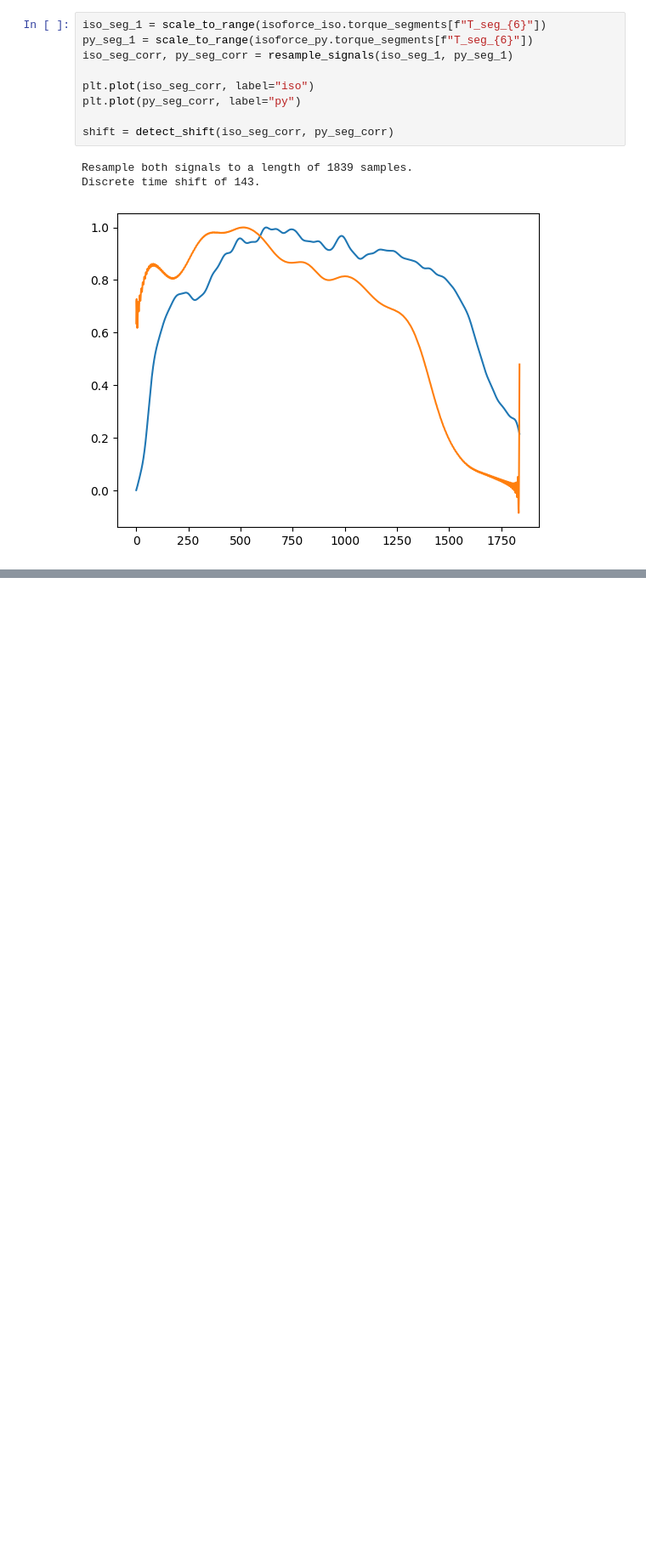
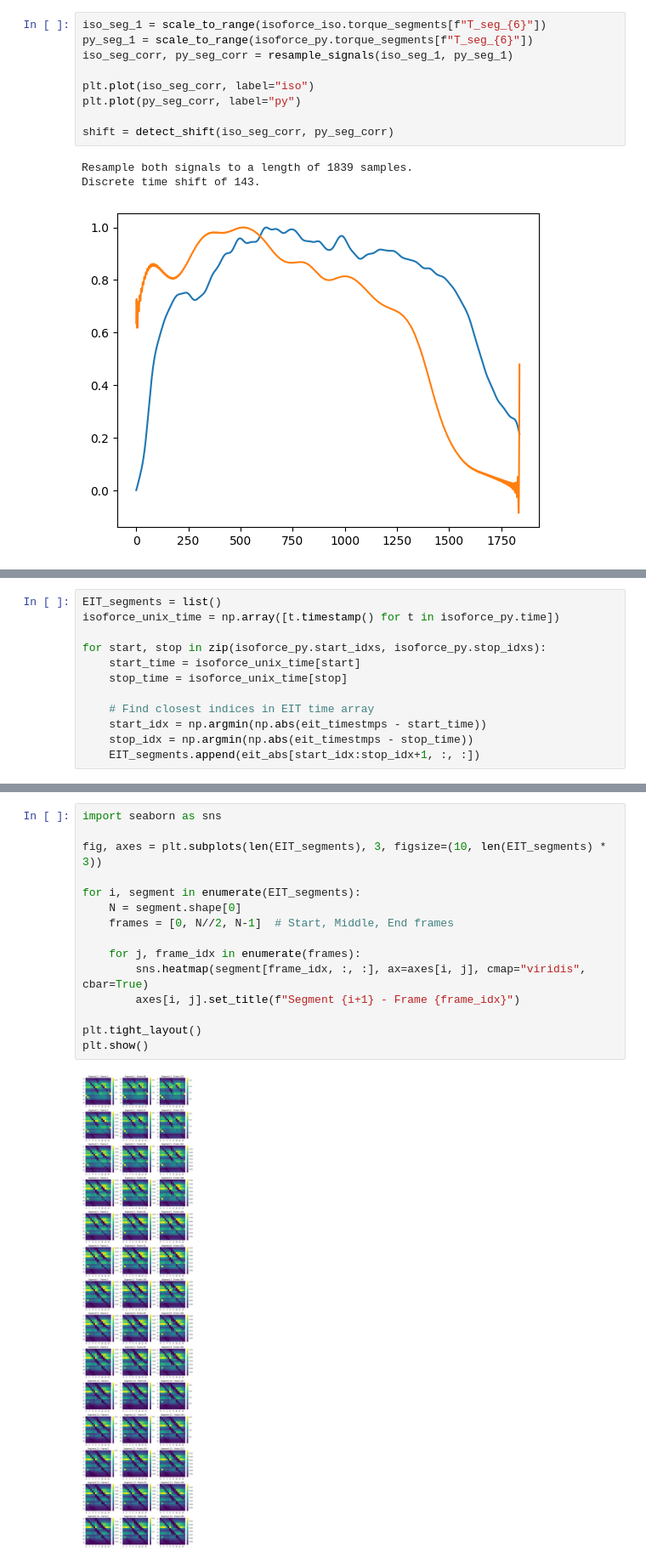
Before and after one commit to Arash-Keshavarz/EIT_Thigh_Force_Estimation, a Jupyter notebook: post_processing/Post_processing.ipynb, the cells around one changed output, grey strips where cells are left out. Shown at 85% size. Saved outputs shown, nothing was run; the diff lists cells and outputs as text; blank space fills up the shorter version.

```diff
--- a/post_processing/Post_processing.ipynb
+++ b/post_processing/Post_processing.ipynb
@@ -325,0 +333,12 @@ from 18379 to 18866
+# %%
+EIT_segments = list()
+isoforce_unix_time = np.array([t.timestamp() for t in isoforce_py.time])
+
+for start, stop in zip(isoforce_py.start_idxs, isoforce_py.stop_idxs):
+    start_time = isoforce_unix_time[start]
+    stop_time = isoforce_unix_time[stop]
+
+    # Find closest indices in EIT time array
+    start_idx = np.argmin(np.abs(eit_timestmps - start_time))
+    stop_idx = np.argmin(np.abs(eit_timestmps - stop_time))
+    EIT_segments.append(eit_abs[start_idx:stop_idx+1, :, :])
@@ -325,0 +351,17 @@ from 18379 to 18866
+# %%
+import seaborn as sns
+
+fig, axes = plt.subplots(len(EIT_segments), 3, figsize=(10, len(EIT_segments) * 3))
+
+for i, segment in enumerate(EIT_segments):
+    N = segment.shape[0]
+    frames = [0, N//2, N-1]  # Start, Middle, End frames
+
+    for j, frame_idx in enumerate(frames):
+        sns.heatmap(segment[frame_idx, :, :], ax=axes[i, j], cmap="viridis", cbar=True)
+        axes[i, j].set_title(f"Segment {i+1} - Frame {frame_idx}")
+
+plt.tight_layout()
+plt.show()
+# %% [output]
+[figure, added]
```
Also changed, not shown: parts of 18 cells of this notebook.
